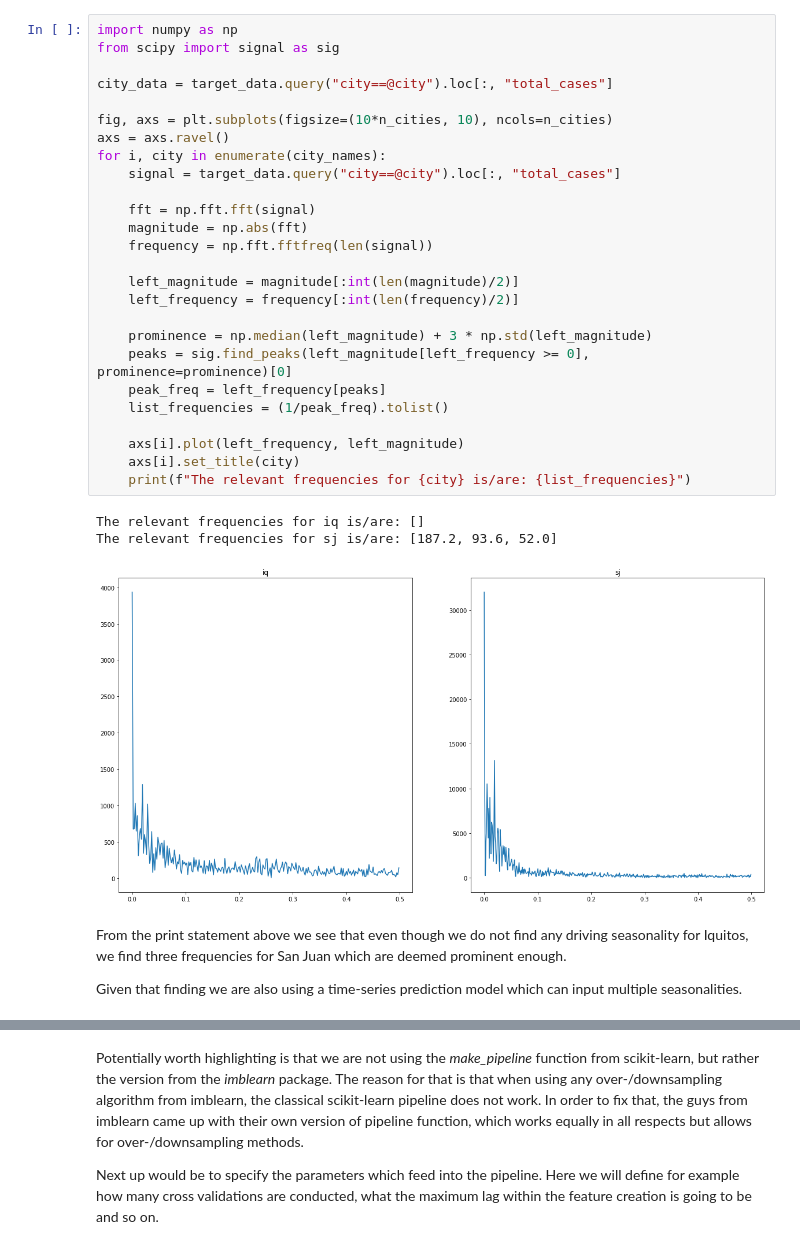
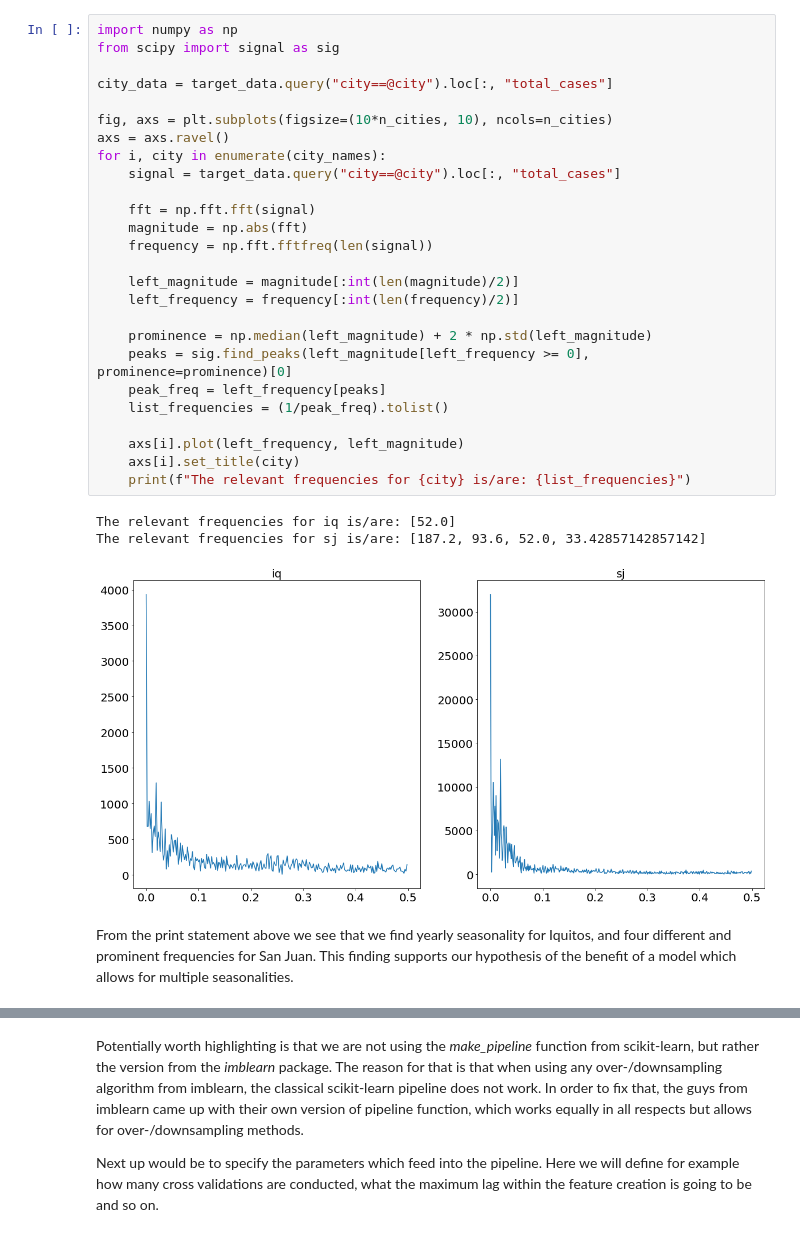
Before and after one commit to data4help/dengai_ensemble, a Jupyter notebook: notebooks/2021-03-09-DengAI2-Second-Attempt-Forecasting.ipynb, the cells around one changed output, grey strips where cells are left out. Drawn from its saved outputs; the diff is of its cells as text.

```diff
--- a/notebooks/2021-03-09-DengAI2-Second-Attempt-Forecasting.ipynb
+++ b/notebooks/2021-03-09-DengAI2-Second-Attempt-Forecasting.ipynb
@@ -68,37 +86,35 @@ This concept is also applicable to time-series problems in order to find out whi
 # %%
 import numpy as np
 from scipy import signal as sig
 
 city_data = target_data.query("city==@city").loc[:, "total_cases"]
 
 fig, axs = plt.subplots(figsize=(10*n_cities, 10), ncols=n_cities)
 axs = axs.ravel()
 for i, city in enumerate(city_names):
     signal = target_data.query("city==@city").loc[:, "total_cases"]
 
     fft = np.fft.fft(signal)
     magnitude = np.abs(fft)
     frequency = np.fft.fftfreq(len(signal))
 
     left_magnitude = magnitude[:int(len(magnitude)/2)]
     left_frequency = frequency[:int(len(frequency)/2)]
 
-    prominence = np.median(left_magnitude) + 3 * np.std(left_magnitude)
+    prominence = np.median(left_magnitude) + 2 * np.std(left_magnitude)
     peaks = sig.find_peaks(left_magnitude[left_frequency >= 0], prominence=prominence)[0]
     peak_freq = left_frequency[peaks]
     list_frequencies = (1/peak_freq).tolist()
 
     axs[i].plot(left_frequency, left_magnitude)
     axs[i].set_title(city)
     print(f"The relevant frequencies for {city} is/are: {list_frequencies}")
 # %% [output]
-The relevant frequencies for iq is/are: []
-The relevant frequencies for sj is/are: [187.2, 93.6, 52.0]
+The relevant frequencies for iq is/are: [52.0]
+The relevant frequencies for sj is/are: [187.2, 93.6, 52.0, 33.42857142857142]
-[figure, old version]
+[figure, new version]
 # %% [markdown]
-From the print statement above we see that even though we do not find any driving seasonality for Iquitos, we find three frequencies for San Juan which are deemed prominent enough.
-
-Given that finding we are also using a time-series prediction model which can input multiple seasonalities.
+From the print statement above we see that we find yearly seasonality for Iquitos, and four different and prominent frequencies for San Juan. This finding supports our hypothesis of the benefit of a model which allows for multiple seasonalities.
 # %% [markdown]
 ## Forecasting Methodology
 
```
Also changed, not shown: parts of 27 cells of this notebook, 30 other files.
